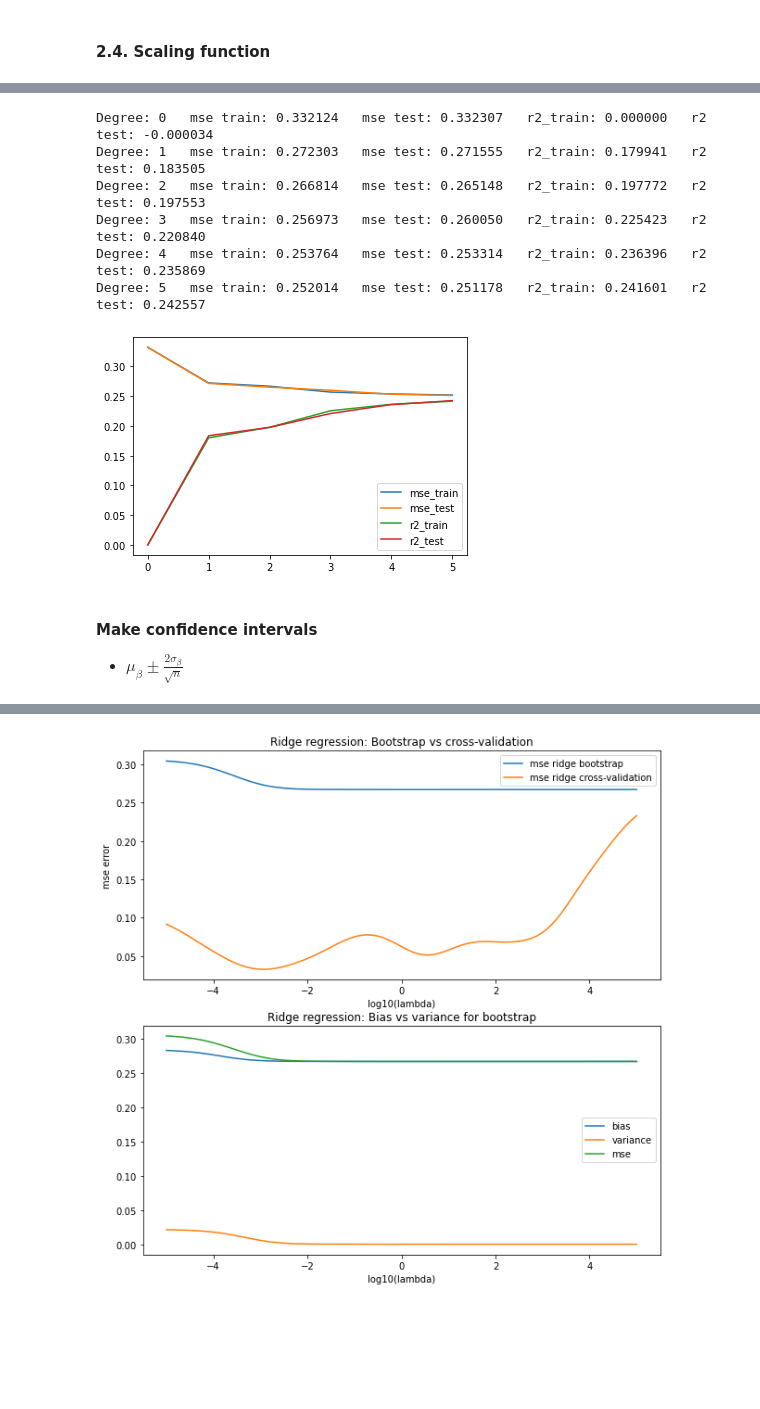
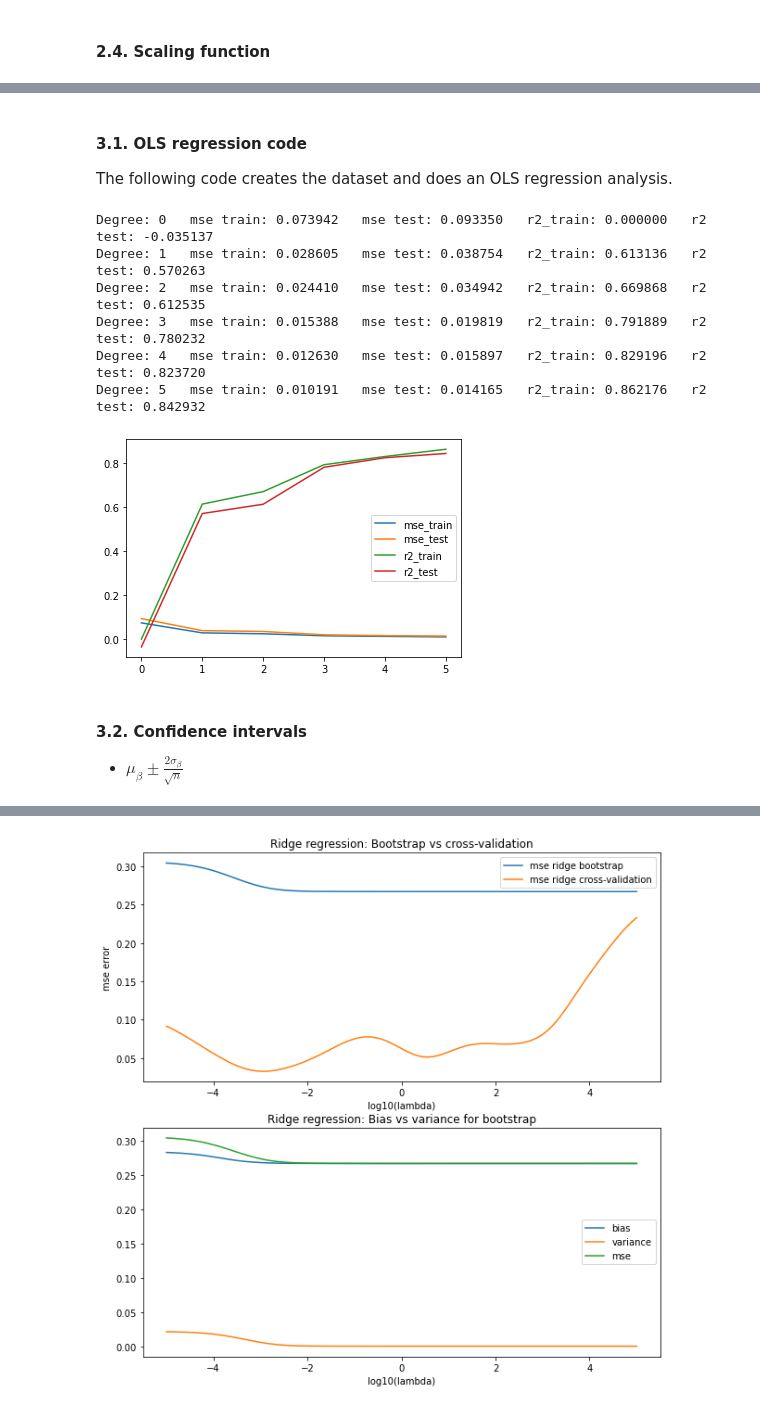
Before and after one commit to jornmarh/fys-stk4155, a Jupyter notebook: project1/project1-ad.ipynb, the cells around one changed output, grey strips where cells are left out. Cells and saved outputs as stored; diff of their text form; code cells hidden in the pictures; blank space fills up the shorter version.

```diff
--- a/project1/project1-ad.ipynb
+++ b/project1/project1-ad.ipynb
@@ -54,20 +66,21 @@ fig = plt.figure(figsize=(20,8))
 ax = fig.gca(projection='3d')
 
 # Make data.
-x = np.arange(0, 1, 0.05)
-y = np.arange(0, 1, 0.05)
+N = 20
+x = np.arange(0, 1, N)
+y = np.arange(0, 1, N)
 x, y = np.meshgrid(x,y)
 
-def FrankeFunction(x,y):
+def FrankeFunction(x,y,noise_coef):
     term1 = 0.75*np.exp(-(0.25*(9*x-2)**2) - 0.25*((9*y-2)**2))
     term2 = 0.75*np.exp(-((9*x+1)**2)/49.0 - 0.1*(9*y+1))
     term3 = 0.5*np.exp(-(9*x-7)**2/4.0 - 0.25*((9*y-3)**2))
     term4 = -0.2*np.exp(-(9*x-4)**2 - (9*y-7)**2)
-    noise = np.random.normal(0,0.5,x.shape)
+    noise = noise_coef * np.random.randn(N*N)
     return term1 + term2 + term3 + term4 + noise
 
 
-z = FrankeFunction(x, y)
+z = FrankeFunction(x, y, np.random.randn(N*N))
 
 # Plot the surface.
 surf = ax.plot_surface(x, y, z, cmap=cm.coolwarm,
@@ -141,14 +144,18 @@ def scale(X_train, X_test, z_train, z_test):
+# %% [markdown]
+#### 3.1. OLS regression code <a class="anchor" id="3.1"></a>
+
+The following code creates the dataset and does an OLS regression analysis.
 # %%
 # Making meshgrid of datapoints and compute Franke's function
 maxdegrees = 5
-N = 500
+N = 20
 x = np.sort(np.random.uniform(0, 1, N))
 y = np.sort(np.random.uniform(0, 1, N))
 x_mesh, y_mesh = np.meshgrid(x,y)
 x_flat = np.ravel(x_mesh)
 y_flat = np.ravel(y_mesh)
 
-z = FrankeFunction(x_flat, y_flat)
+z = FrankeFunction(x_flat, y_flat, 0.1*np.random.randn(N*N))
 
 polydegree = np.zeros(maxdegrees+1)
 r2_train = np.zeros(maxdegrees+1)
@@ -156,43 +163,44 @@ r2_test = np.zeros(maxdegrees+1)
 mse_train = np.zeros(maxdegrees+1)
 mse_test = np.zeros(maxdegrees+1)
 
 # OLS regression for polynomials from 0 to maxdegrees
 for i in range(maxdegrees+1):
     degree = i
     polydegree[i] = degree
     X = create_X(x_flat, y_flat, degree)
-    X_train, X_test, z_train, z_test = train_test_split(X,z, test_size=0.2)
+    X_train, X_test, z_train, z_test = train_test_split(X,z, test_size=0.2, random_state=42)
     #X_train, X_test, z_train, z_test = scale(X_train, X_test, z_train, z_test)
 
     # prediction
     betaOLS = np.linalg.pinv(X_train.T @ X_train) @ X_train.T @ z_train
     ztilde_train = X_train @ betaOLS
     ztilde_test = X_test @ betaOLS
 
     # cost functions
     r2_train[i] = r2_score(z_train, ztilde_train)
     r2_test[i] = r2_score(z_test, ztilde_test)
     mse_train[i] = MSE(z_train,ztilde_train)
     mse_test[i] = MSE(z_test,ztilde_test) #mean_squared_error(z_test, ztilde_test)
     print('Degree: %i   mse train: %.6f   mse test: %.6f   r2_train: %.6f   r2 test: %.6f'\
           %(degree, mse_train[i], mse_test[i], r2_train[i], r2_test[i]))
 
 plt.plot(polydegree, mse_train, label='mse_train')
 plt.plot(polydegree, mse_test, label='mse_test')
 plt.plot(polydegree, r2_train, label='r2_train')
 plt.plot(polydegree, r2_test, label='r2_test')
 plt.legend()
 plt.show()
 # %% [output]
-Degree: 0   mse train: 0.332124   mse test: 0.332307   r2_train: 0.000000   r2 test: -0.000034
-Degree: 1   mse train: 0.272303   mse test: 0.271555   r2_train: 0.179941   r2 test: 0.183505
-Degree: 2   mse train: 0.266814   mse test: 0.265148   r2_train: 0.197772   r2 test: 0.197553
-Degree: 3   mse train: 0.256973   mse test: 0.260050   r2_train: 0.225423   r2 test: 0.220840
-Degree: 4   mse train: 0.253764   mse test: 0.253314   r2_train: 0.236396   r2 test: 0.235869
-Degree: 5   mse train: 0.252014   mse test: 0.251178   r2_train: 0.241601   r2 test: 0.242557
+Degree: 0   mse train: 0.073942   mse test: 0.093350   r2_train: 0.000000   r2 test: -0.035137
+Degree: 1   mse train: 0.028605   mse test: 0.038754   r2_train: 0.613136   r2 test: 0.570263
+Degree: 2   mse train: 0.024410   mse test: 0.034942   r2_train: 0.669868   r2 test: 0.612535
+Degree: 3   mse train: 0.015388   mse test: 0.019819   r2_train: 0.791889   r2 test: 0.780232
+Degree: 4   mse train: 0.012630   mse test: 0.015897   r2_train: 0.829196   r2 test: 0.823720
+Degree: 5   mse train: 0.010191   mse test: 0.014165   r2_train: 0.862176   r2 test: 0.842932
-[figure, old version]
+[figure, new version]
 # %% [markdown]
-#### Make confidence intervals
+#### 3.2. Confidence intervals <a class="anchor" id="3.2"></a>
+
 - $\mu_{\beta} \pm \frac{2\sigma_{\beta}}{\sqrt{n}}$
 # %%
 variance = np.zeros(len(betaOLS))
```
Also changed, not shown: parts of 30 cells of this notebook.
